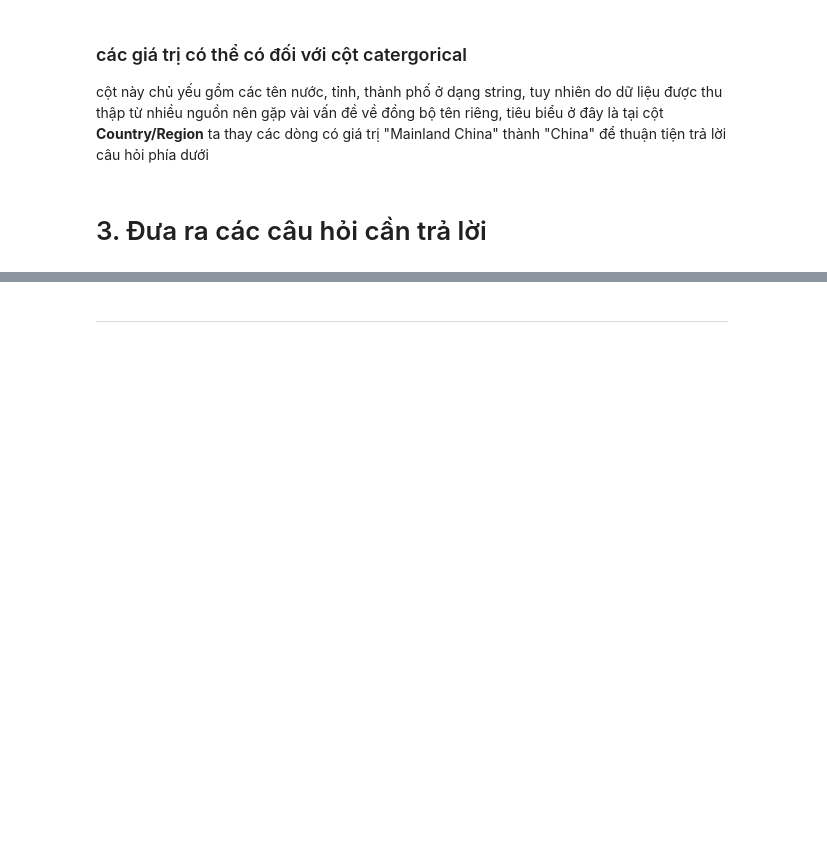
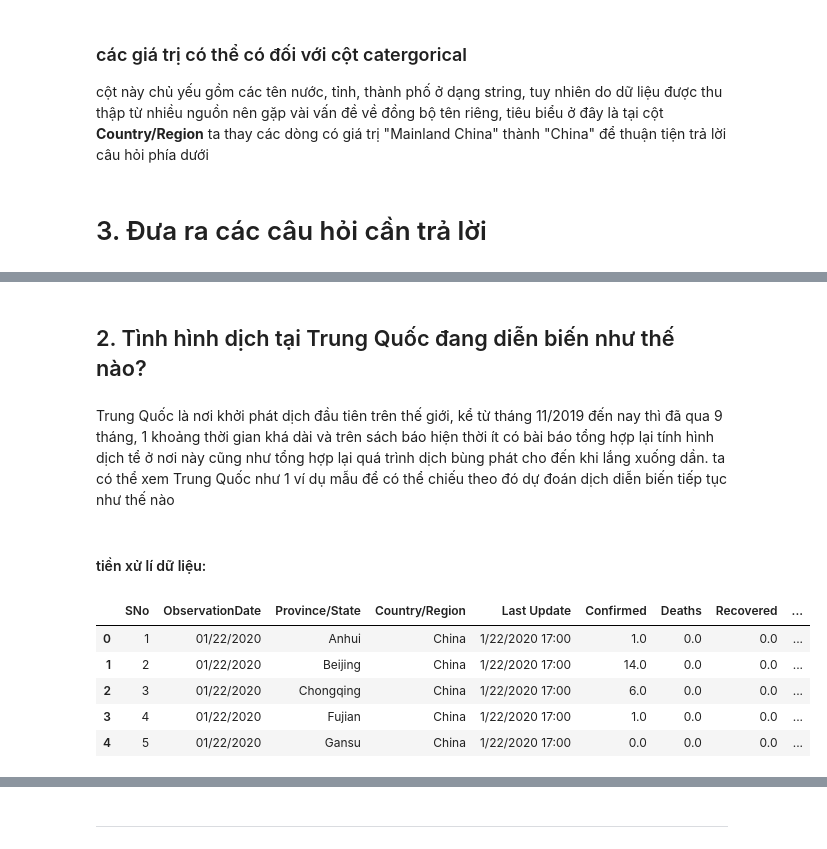
Before and after one commit to vonhatthinh/Final_Project_LTKHDL, a Jupyter notebook: 1712796-VoNhatThinh.ipynb, the cells around one changed output, grey strips where cells are left out. Cells and saved outputs as stored; diff of their text form; code cells hidden in the pictures; blank space fills up the shorter version.

```diff
--- a/1712796-VoNhatThinh.ipynb
+++ b/1712796-VoNhatThinh.ipynb
@@ -319,0 +295,3 @@ Trình tự phân tích
+# %%
+# tính các ca hiện tại đang mắc trên thế giới
+covid_19_data['Activated'] = covid_19_data['Confirmed'] - covid_19_data['Deaths'] - covid_19_data['Recovered']
@@ -319,0 +319,18 @@ Trình tự phân tích
+# %% [markdown]
+## 2. Tình hình dịch tại Trung Quốc đang diễn biến như thế nào?
+# %% [markdown]
+Trung Quốc là nơi khởi phát dịch đầu tiên trên thế giới, kể từ tháng 11/2019 đến nay thì đã qua 9 tháng, 1 khoảng thời gian khá dài và trên sách báo hiện thời ít có bài báo tổng hợp lại tính hình dịch tể ở nơi này cũng như tổng hợp lại quá trình dịch bùng phát cho đến khi lắng xuống dần. ta có thể xem Trung Quốc như 1 ví dụ mẫu để có thể chiếu theo đó dự đoán dịch diễn biến tiếp tục như thế nào
+# %% [markdown]
+#### tiền xử lí dữ liệu:
+# %%
+# tình hình dịch tại Trung Quốc
+covid_19_data['Country/Region'] = covid_19_data['Country/Region'].replace('Mainland China', 'China')
+Data_China = covid_19_data[(covid_19_data['Country/Region'] == 'China') ].reset_index(drop=True)
+Data_China.head()
+# %% [output]
+|  | SNo | ObservationDate | Province/State | Country/Region | Last Update | Confirmed | Deaths | Recovered | ... |
+| 0 | 1 | 01/22/2020 | Anhui | China | 1/22/2020 17:00 | 1.0 | 0.0 | 0.0 | ... |
+| 1 | 2 | 01/22/2020 | Beijing | China | 1/22/2020 17:00 | 14.0 | 0.0 | 0.0 | ... |
+| 2 | 3 | 01/22/2020 | Chongqing | China | 1/22/2020 17:00 | 6.0 | 0.0 | 0.0 | ... |
+| 3 | 4 | 01/22/2020 | Fujian | China | 1/22/2020 17:00 | 1.0 | 0.0 | 0.0 | ... |
+| 4 | 5 | 01/22/2020 | Gansu | China | 1/22/2020 17:00 | 0.0 | 0.0 | 0.0 | ... |
```
Also changed, not shown: parts of 39 cells of this notebook.
